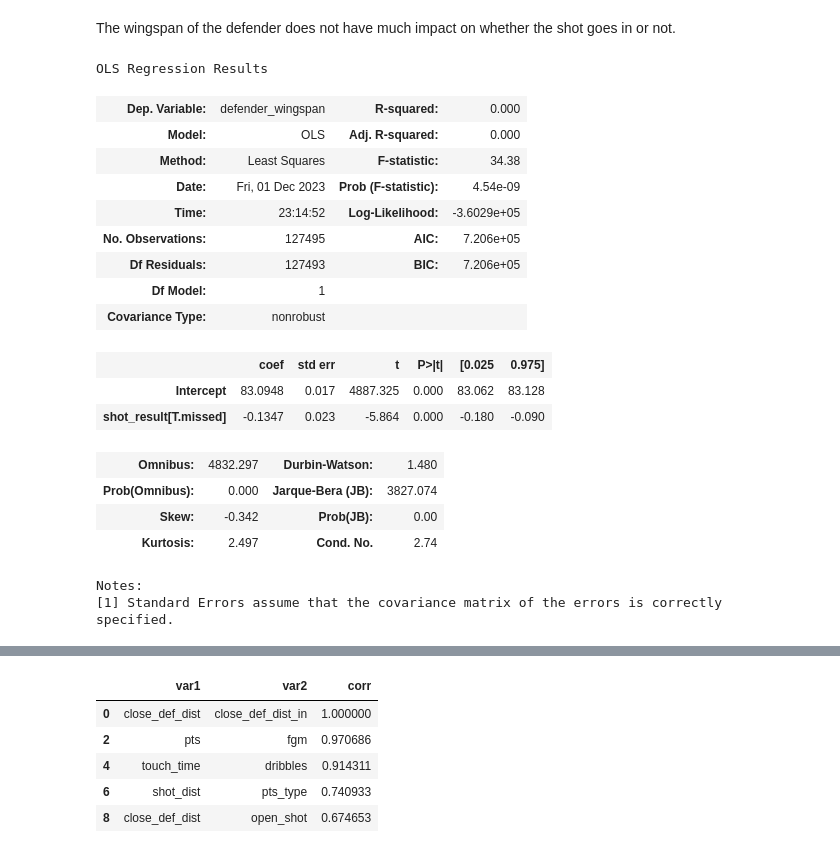
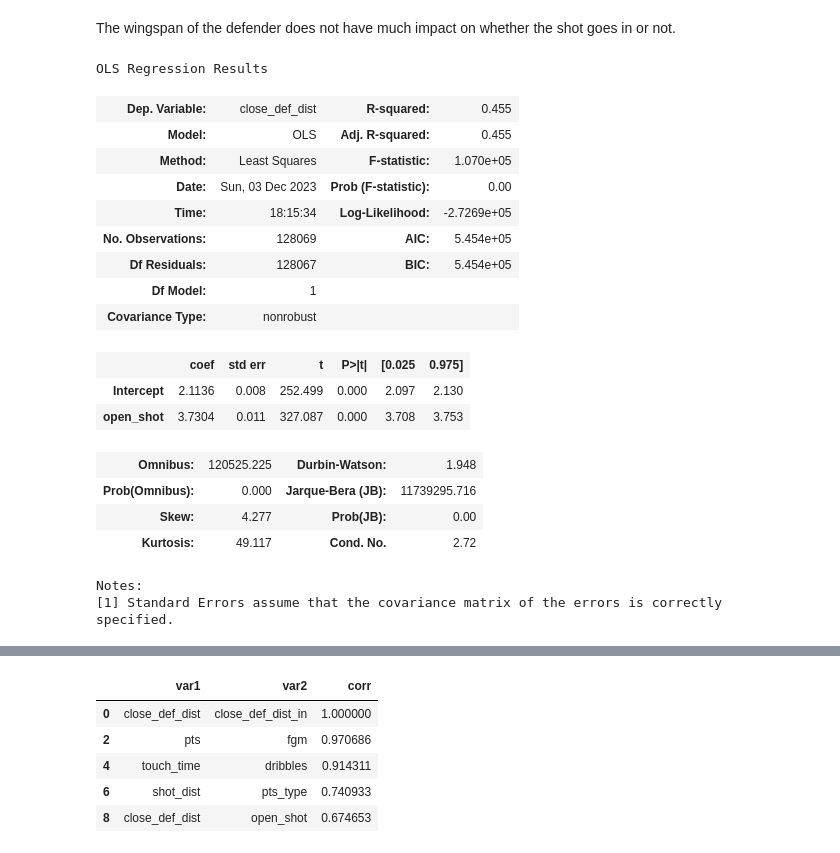
Before and after one commit to RyleeBuchert/Open-Shot, a Jupyter notebook: rio_open_shots.ipynb, the cells around one changed output, grey strips where cells are left out. Drawn from its saved outputs; the diff is of its cells as text; code cells hidden in the pictures.

```diff
--- a/rio_open_shots.ipynb
+++ b/rio_open_shots.ipynb
@@ -77,25 +84,25 @@ plt.show()
 # %% [markdown]
 The wingspan of the defender does not have much impact on whether the shot goes in or not.
 # %%
-smf.ols('defender_wingspan ~ shot_result', data=open_shot).fit().summary()
+smf.ols('close_def_dist ~ open_shot', data=open_shot).fit().summary()
 # %% [output]
 OLS Regression Results
-| Dep. Variable: | defender_wingspan | R-squared: | 0.000 |
-| Model: | OLS | Adj. R-squared: | 0.000 |
-| Method: | Least Squares | F-statistic: | 34.38 |
-| Date: | Fri, 01 Dec 2023 | Prob (F-statistic): | 4.54e-09 |
-| Time: | 23:14:52 | Log-Likelihood: | -3.6029e+05 |
-| No. Observations: | 127495 | AIC: | 7.206e+05 |
-| Df Residuals: | 127493 | BIC: | 7.206e+05 |
+| Dep. Variable: | close_def_dist | R-squared: | 0.455 |
+| Model: | OLS | Adj. R-squared: | 0.455 |
+| Method: | Least Squares | F-statistic: | 1.070e+05 |
+| Date: | Sun, 03 Dec 2023 | Prob (F-statistic): | 0.00 |
+| Time: | 18:15:34 | Log-Likelihood: | -2.7269e+05 |
+| No. Observations: | 128069 | AIC: | 5.454e+05 |
+| Df Residuals: | 128067 | BIC: | 5.454e+05 |
 | Df Model: | 1 |  |  |
 | Covariance Type: | nonrobust |  |  |
 |  | coef | std err | t | P>|t| | [0.025 | 0.975] |
-| Intercept | 83.0948 | 0.017 | 4887.325 | 0.000 | 83.062 | 83.128 |
-| shot_result[T.missed] | -0.1347 | 0.023 | -5.864 | 0.000 | -0.180 | -0.090 |
+| Intercept | 2.1136 | 0.008 | 252.499 | 0.000 | 2.097 | 2.130 |
+| open_shot | 3.7304 | 0.011 | 327.087 | 0.000 | 3.708 | 3.753 |
-| Omnibus: | 4832.297 | Durbin-Watson: | 1.480 |
-| Prob(Omnibus): | 0.000 | Jarque-Bera (JB): | 3827.074 |
-| Skew: | -0.342 | Prob(JB): | 0.00 |
-| Kurtosis: | 2.497 | Cond. No. | 2.74 |
+| Omnibus: | 120525.225 | Durbin-Watson: | 1.948 |
+| Prob(Omnibus): | 0.000 | Jarque-Bera (JB): | 11739295.716 |
+| Skew: | 4.277 | Prob(JB): | 0.00 |
+| Kurtosis: | 49.117 | Cond. No. | 2.72 |
 Notes:
 [1] Standard Errors assume that the covariance matrix of the errors is correctly specified.
 # %%
```
Also changed, not shown: parts of 20 cells of this notebook.
